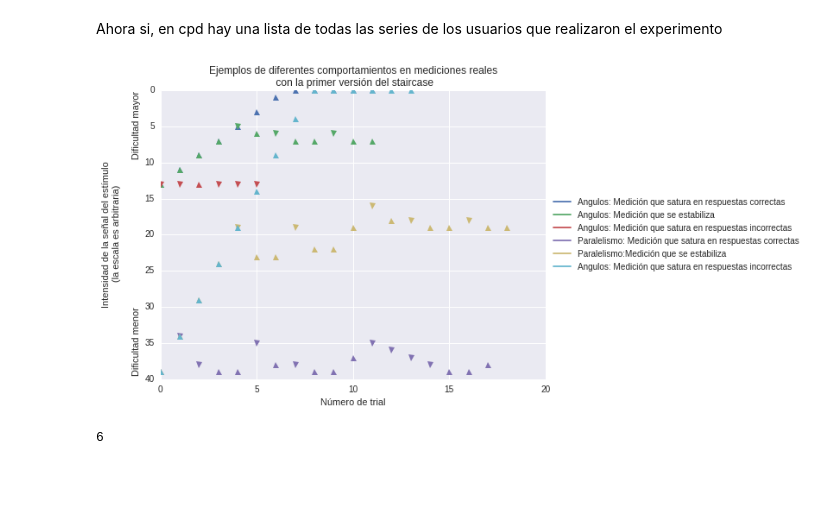
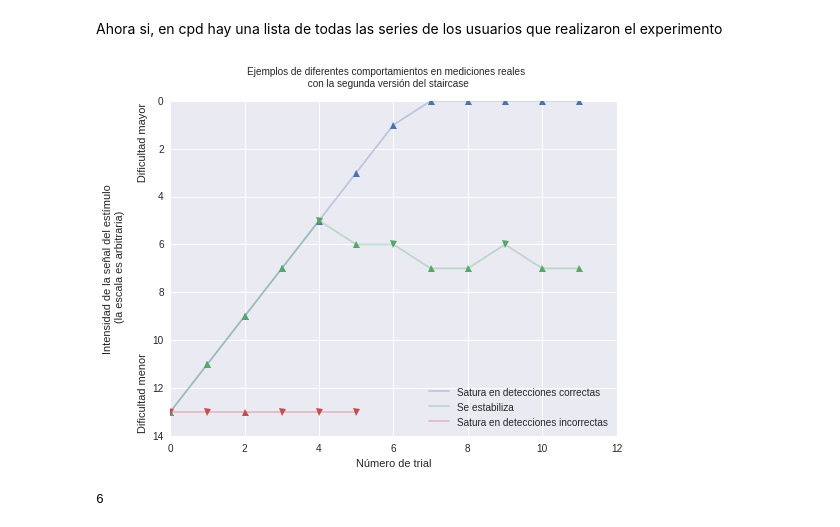
Before and after one commit to IoniUTDT/IPyVisound, a Jupyter notebook: ProcesamientoStairCase/VersionDelStairCaseDependenciaOrientación.ipynb, the cells around one changed output. Saved outputs shown, nothing was run; the diff lists cells and outputs as text; code cells hidden in the pictures; blank space fills up the shorter version.

Commit message:
Termine de hacer la parte de staircase y datos preliminares, ahora estoy en el experimento 1

```diff
--- a/ProcesamientoStairCase/VersionDelStairCaseDependenciaOrientación.ipynb
+++ b/ProcesamientoStairCase/VersionDelStairCaseDependenciaOrientación.ipynb
@@ -172,47 +171,47 @@ import seaborn as sns
 sns.set_style("darkgrid")
 fig, ax = plt.subplots(1,1,figsize=(8,6))
 
-plt.axis([0, 20, 40, 0])
+plt.axis([0, 12, 14, 0])
 
-N = 90
+
 #indices = [x+N for x in [0,1,2,3,4,5,6,7,8,9]]
-indices = [6,94,34,15,27,37]
+#indices = [6,94,34,15,27,37]
+indices = [6,94,34]
+labels = ['Satura en detecciones correctas','Se estabiliza','Satura en detecciones incorrectas']
 #lables = [str(x) for x in indices]
-labels = ['Angulos: Medición que satura en respuestas correctas','Angulos: Medición que se estabiliza',
-      'Angulos: Medición que satura en respuestas incorrectas','Paralelismo: Medición que satura en respuestas correctas',
-      'Paralelismo:Medición que se estabiliza','Angulos: Medición que satura en respuestas incorrectas']
-colors=sns.color_palette()*2
+
+
+colors=sns.color_palette()
 
 for i,ind in enumerate(indices):
-    # ax.plot(DataLinda['niveles'].iloc[ind], label=lables[i], color=colors[i])
     #ax.plot([], label=DataLinda['Experimento'].iloc[ind]+' orientación: '+str(DataLinda['referencia'].iloc[ind]), color=colors[i])
-    ax.plot([], label=labels[i], color=colors[i])
+    ax.plot(DataLinda['niveles'].iloc[ind], label=labels[i], color=colors[i], alpha=0.3)
     # Dibujamos los triangulos hacia abajo
     x = [indice for indice in range(len(DataLinda['niveles'].iloc[ind])) if DataLinda['aciertos'].iloc[ind][indice]]
     y = [DataLinda['niveles'].iloc[ind][indice] for indice in range(len(DataLinda['niveles'].iloc[ind])) if DataLinda['aciertos'].iloc[ind][indice]]
     ax.plot(x, y, '^', color=colors[i])
     # Dibujamos los triangulos hacia arriba
     x = [indice for indice in range(len(DataLinda['niveles'].iloc[ind])) if not DataLinda['aciertos'].iloc[ind][indice]]
     y = [DataLinda['niveles'].iloc[ind][indice] for indice in range(len(DataLinda['niveles'].iloc[ind])) if not DataLinda['aciertos'].iloc[ind][indice]]
     ax.plot(x, y, 'v', color=colors[i])
 
 
-plt.title('Ejemplos de diferentes comportamientos en mediciones reales \n con la segunda versión del staircase')
+plt.suptitle('Ejemplos de diferentes comportamientos en mediciones reales \n con la segunda versión del staircase')
 plt.xlabel('Número de trial')
 plt.ylabel('Intensidad de la señal del estímulo \n (la escala es arbitraria) \n \n Dificultad menor                                                         Dificultad mayor')
 
 #plt.ylabel('Nivel de la señal (escala lineal arbitraria)')
 #plt.text(-4,54,'Mayor dificultad',rotation=90, fontsize=10)
 
-ax.legend(loc='center left', bbox_to_anchor=(1, 0.5))
+ax.legend(loc='lower right')
 fig.savefig('./../Images/StairCase2.png', bbox_inches='tight', dpi=600)
 
 
 # Uno satura
 # Seis satura!
 # 8, 15, (21 o 27) mala, 34 mala (31 o 37) buena
 # %% [output]
-[figure, old version]
+[figure, new version]
 # %%
 len(colors)
 # %% [output]
```
Also changed, not shown: parts of 1 cell of this notebook, 17 other files.
